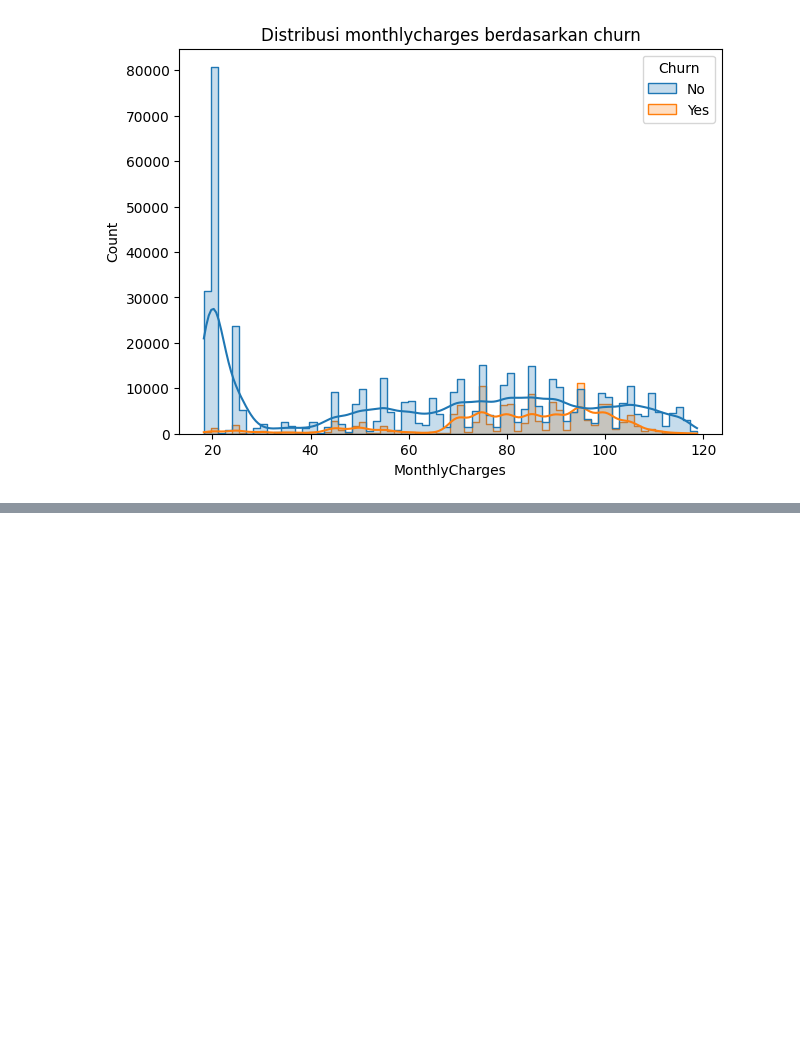
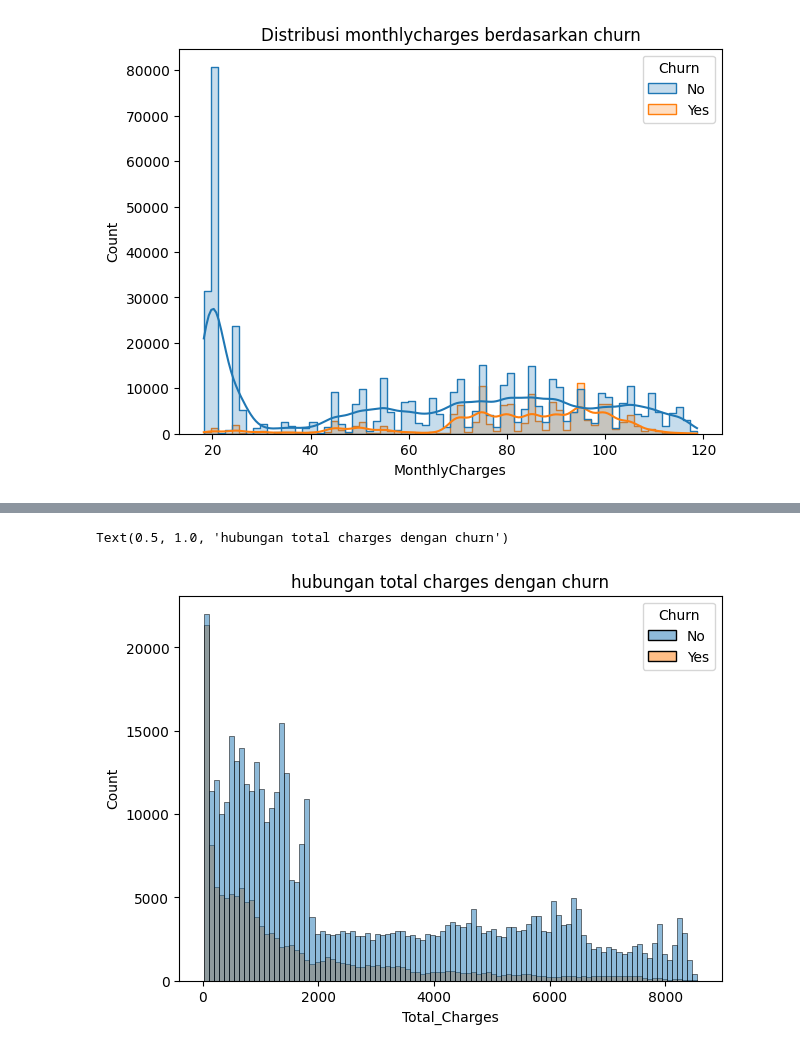
Before and after one commit to Arroyan23/customer-churn-forecast, a Jupyter notebook: data-viz.ipynb, the cells around one changed output, grey strips where cells are left out. Drawn from its saved outputs; the diff is of its cells as text; code cells hidden in the pictures; blank space fills up the shorter version.

```diff
--- a/data-viz.ipynb
+++ b/data-viz.ipynb
@@ -92,0 +112,5 @@ Text(0.5, 1.0, 'Distribusi monthlycharges berdasarkan churn')
+# %%
+# buat kolom baru
+df['Total_Charges'] = df['tenure'] * df['MonthlyCharges']
+
+df.head(10)
@@ -92,0 +130,9 @@ Text(0.5, 1.0, 'Distribusi monthlycharges berdasarkan churn')
+# %%
+# melihat hubungan total charges dengan churn
+
+plt.figure(figsize=(7,5))
+sns.histplot(data=df, x='Total_Charges', hue='Churn')
+plt.title("hubungan total charges dengan churn")
+# %% [output]
+Text(0.5, 1.0, 'hubungan total charges dengan churn')
+[figure, added]
```
Also changed, not shown: parts of 9 cells of this notebook, 1 other file.
